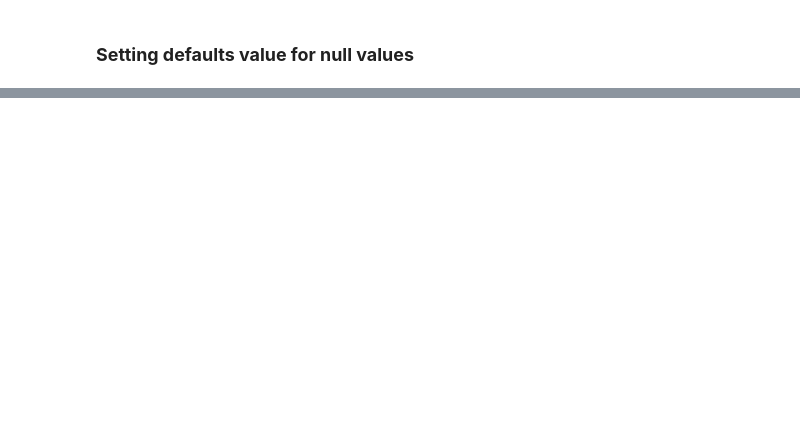
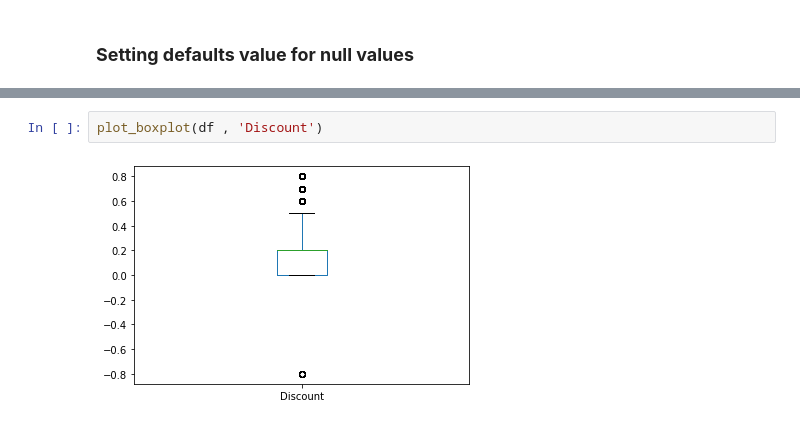
Before and after one commit to SupunGurusinghe/ML-with-superstore-dataset, a Jupyter notebook: Superstore.ipynb, the cells around one changed output, grey strips where cells are left out. Drawn from its saved outputs; the diff is of its cells as text; blank space fills up the shorter version.

```diff
--- a/Superstore.ipynb
+++ b/Superstore.ipynb
@@ -227,0 +427,4 @@ only showing top 20 rows
+# %%
+plot_boxplot(df , 'Discount')
+# %% [output]
+[figure, added]
```
Also changed, not shown: parts of 44 cells of this notebook.
